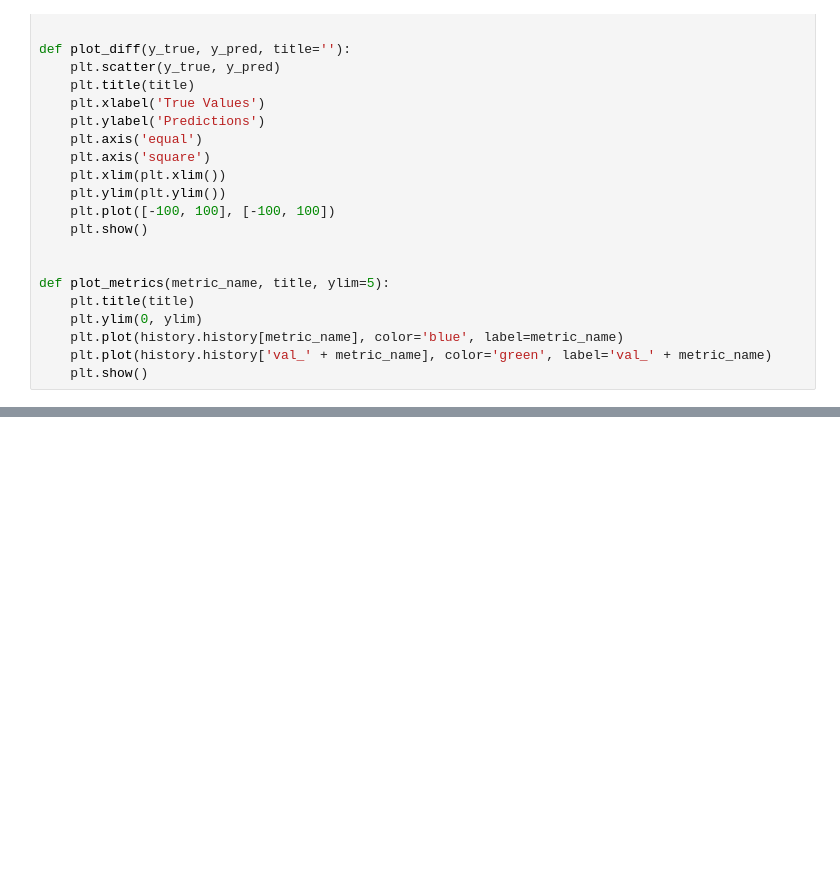
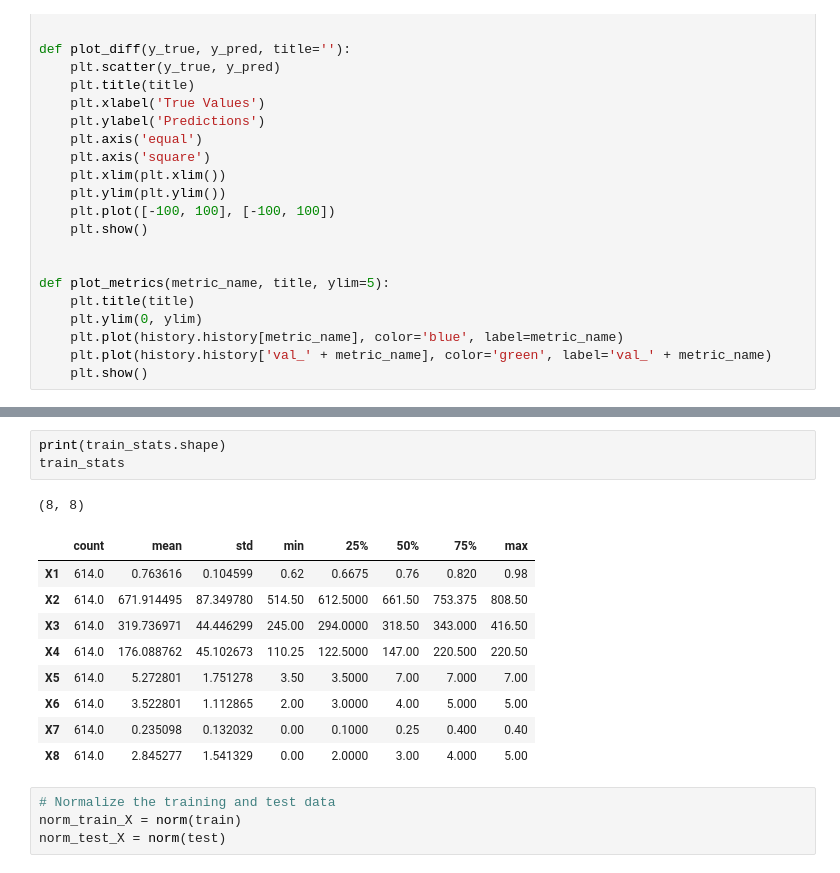
Before and after one commit to lalitpandey02/PythonNotebooks, a Jupyter notebook: Func_API_Multi_output_model.ipynb, the cells around one changed output, grey strips where cells are left out. Drawn from its saved outputs; the diff is of its cells as text; blank space fills up the shorter version.

```diff
--- a/Func_API_Multi_output_model.ipynb
+++ b/Func_API_Multi_output_model.ipynb
@@ -69,2 +105,20 @@ norm_test_X = norm(test)
+# %%
+print(train_stats.shape)
+train_stats
+# %% [output]
+(8, 8)
+|  | count | mean | std | min | 25% | 50% | 75% | max |
+| X1 | 614.0 | 0.763616 | 0.104599 | 0.62 | 0.6675 | 0.76 | 0.820 | 0.98 |
+| X2 | 614.0 | 671.914495 | 87.349780 | 514.50 | 612.5000 | 661.50 | 753.375 | 808.50 |
+| X3 | 614.0 | 319.736971 | 44.446299 | 245.00 | 294.0000 | 318.50 | 343.000 | 416.50 |
+| X4 | 614.0 | 176.088762 | 45.102673 | 110.25 | 122.5000 | 147.00 | 220.500 | 220.50 |
+| X5 | 614.0 | 5.272801 | 1.751278 | 3.50 | 3.5000 | 7.00 | 7.000 | 7.00 |
+| X6 | 614.0 | 3.522801 | 1.112865 | 2.00 | 3.0000 | 4.00 | 5.000 | 5.00 |
+| X7 | 614.0 | 0.235098 | 0.132032 | 0.00 | 0.1000 | 0.25 | 0.400 | 0.40 |
+| X8 | 614.0 | 2.845277 | 1.541329 | 0.00 | 2.0000 | 3.00 | 4.000 | 5.00 |
+# %%
+# Normalize the training and test data
+norm_train_X = norm(train)
+norm_test_X = norm(test)
 # %%
 # Define model layers.
```
Also changed, not shown: parts of 14 cells of this notebook.
